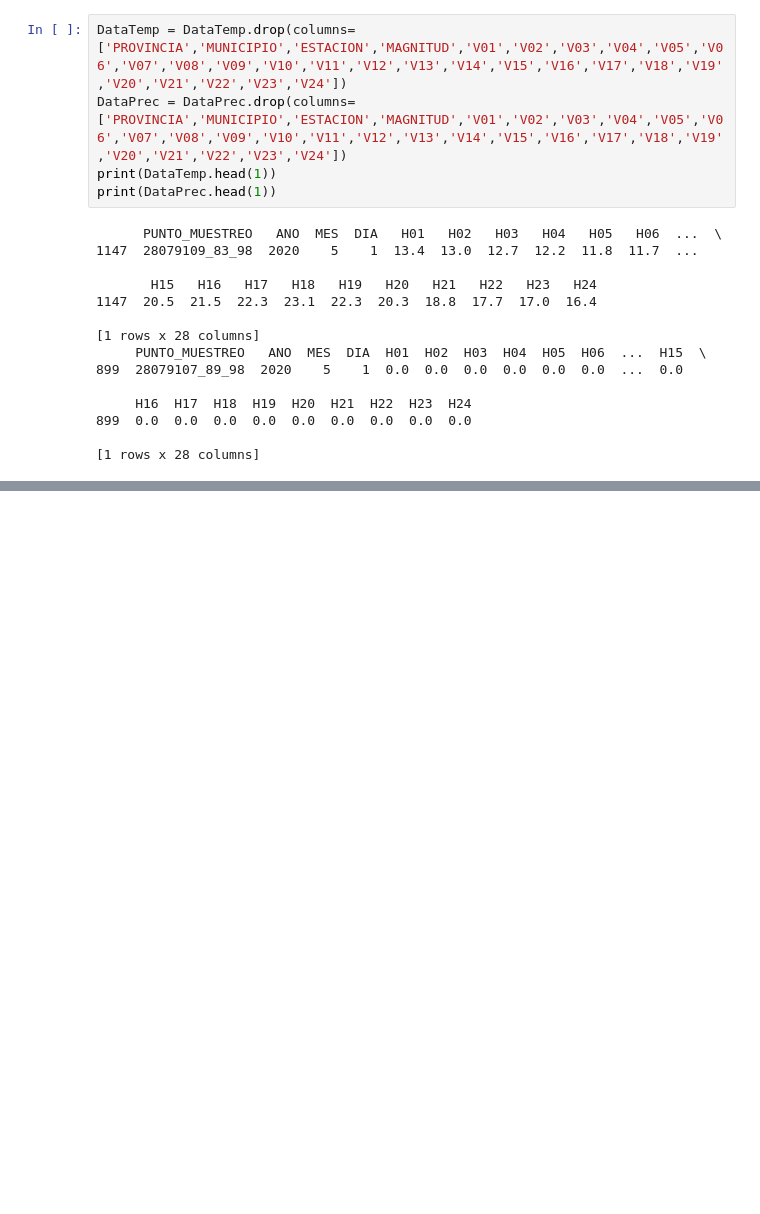
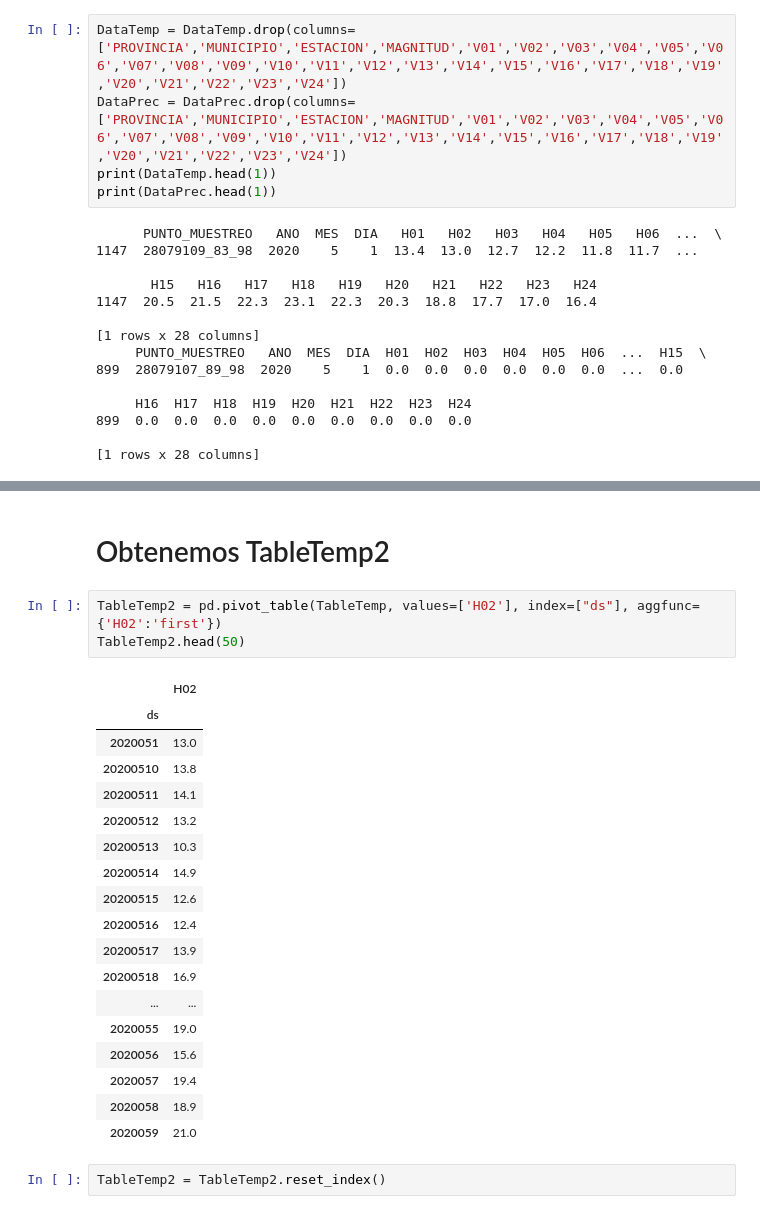
Before and after one commit to Jhonvalencia77/8vo_avance, a Jupyter notebook: Data_Metereologicos.ipynb, the cells around one changed output, grey strips where cells are left out. Saved outputs shown, nothing was run; the diff lists cells and outputs as text; blank space fills up the shorter version.

```diff
--- a/Data_Metereologicos.ipynb
+++ b/Data_Metereologicos.ipynb
@@ -77,0 +167,26 @@ print(DataPrec.head(1))
+# %% [markdown]
+# Obtenemos TableTemp2
+# %%
+TableTemp2 = pd.pivot_table(TableTemp, values=['H02'], index=["ds"], aggfunc={'H02':'first'})
+TableTemp2.head(50)
+# %% [output]
+|  | H02 |
+| ds |  |
+| 2020051 | 13.0 |
+| 20200510 | 13.8 |
+| 20200511 | 14.1 |
+| 20200512 | 13.2 |
+| 20200513 | 10.3 |
+| 20200514 | 14.9 |
+| 20200515 | 12.6 |
+| 20200516 | 12.4 |
+| 20200517 | 13.9 |
+| 20200518 | 16.9 |
+| ... | ... |
+| 2020055 | 19.0 |
+| 2020056 | 15.6 |
+| 2020057 | 19.4 |
+| 2020058 | 18.9 |
+| 2020059 | 21.0 |
+# %%
+TableTemp2 = TableTemp2.reset_index()
```
Also changed, not shown: parts of 31 cells of this notebook.
